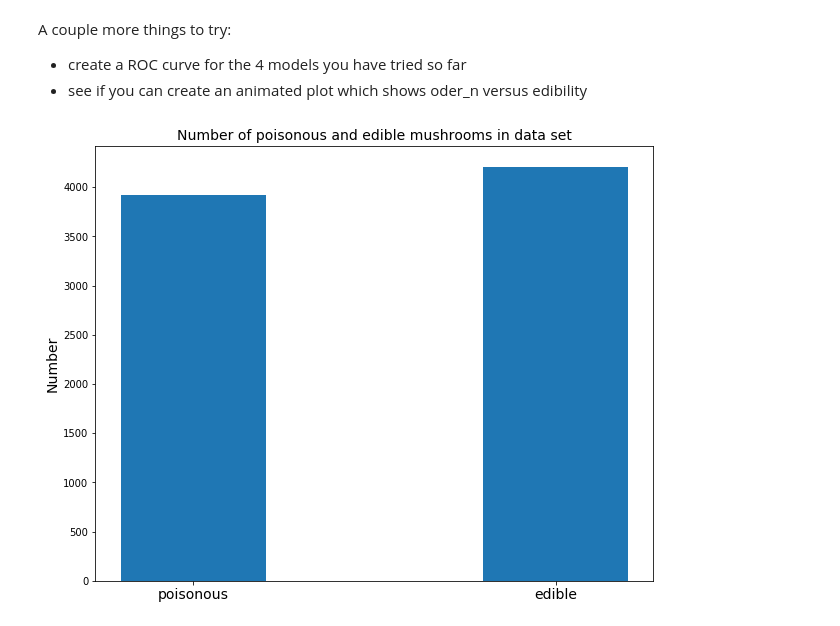
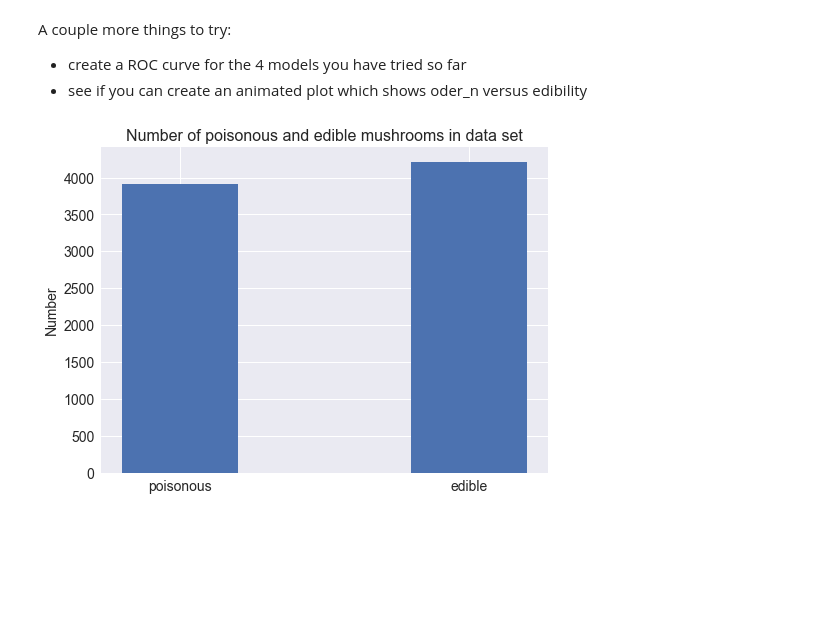
Before and after one commit to bwsturm/metis_bootcamp, a Jupyter notebook: Week5/mcnulty/BSturm_mushroom_classifier.ipynb, the cells around one changed output. Drawn from its saved outputs; the diff is of its cells as text; code cells hidden in the pictures; blank space fills up the shorter version.

```diff
--- a/Week5/mcnulty/BSturm_mushroom_classifier.ipynb
+++ b/Week5/mcnulty/BSturm_mushroom_classifier.ipynb
@@ -235,3 +235,11 @@ metrics.confusion_matrix(y_train,y_train_predict)
 # %% [output]
 array([[2713,    1],
        [   0, 2972]])
+# %%
+train_matrix = metrics.confusion_matrix(y_train,y_train_predict)
+df_cm = pd.DataFrame(train_matrix, range(2),
+                  range(2))
+plt.figure(figsize = (10,7))
+sns.set(font_scale=1.4)#for label size
+cmap = sns.cubehelix_palette(light=1, as_cmap=True)
+sns.heatmap(df_cm, annot=True,annot_kws={"size": 16},cmap=cmap)# font size
@@ -240,3 +251,15 @@ metrics.confusion_matrix(y_test,y_test_predict)
 # %% [output]
 array([[1199,    3],
        [   0, 1236]])
+# %%
+test_matrix = metrics.confusion_matrix(y_test,y_test_predict)
+df_cm = pd.DataFrame(test_matrix, range(2),
+                  range(2))
+plt.figure(figsize = (10,7))
+sns.set(font_scale=1.4)#for label size
+cmap = sns.cubehelix_palette(light=1, as_cmap=True)
+sns.heatmap(df_cm, annot=True,annot_kws={"size": 16},cmap=cmap)# font size
+plt.xlabel('Predicted',fontsize=14)
+plt.ylabel('Actual',fontsize=14)
+plt.title('Logistic Regression confusion matrix',fontsize=16)
+plt.savefig('Logistic_regression_confusion.png',dpi=200)
@@ -452,14 +537,14 @@ A couple more things to try:
 # %%
 # I'm going to make a quick bar plot which shows the distribution of poisonous and non-poisonous mushrooms
 x=[0,1]
 counts = y.value_counts()
-fig, ax = plt.subplots(figsize=(10,8))
+fig, ax = plt.subplots(figsize=(8,6))
 ax.bar(counts.index,counts.values,width=.4)
 ax.set_xticks(x)
 ax.set_xticklabels(['poisonous','edible'],fontsize=14)
-ax.set_title('Number of poisonous and edible mushrooms in data set',fontsize=14)
+ax.set_title('Number of poisonous and edible mushrooms in data set',fontsize=16)
 ax.set_ylabel('Number',fontsize=14)
 fig.savefig('Mushroom_bar_plot.png',dpi=200)
 #y.values
 # %% [output]
-[figure, old version]
+[figure, new version]
```
Also changed, not shown: parts of 39 cells of this notebook, 24 other files.
